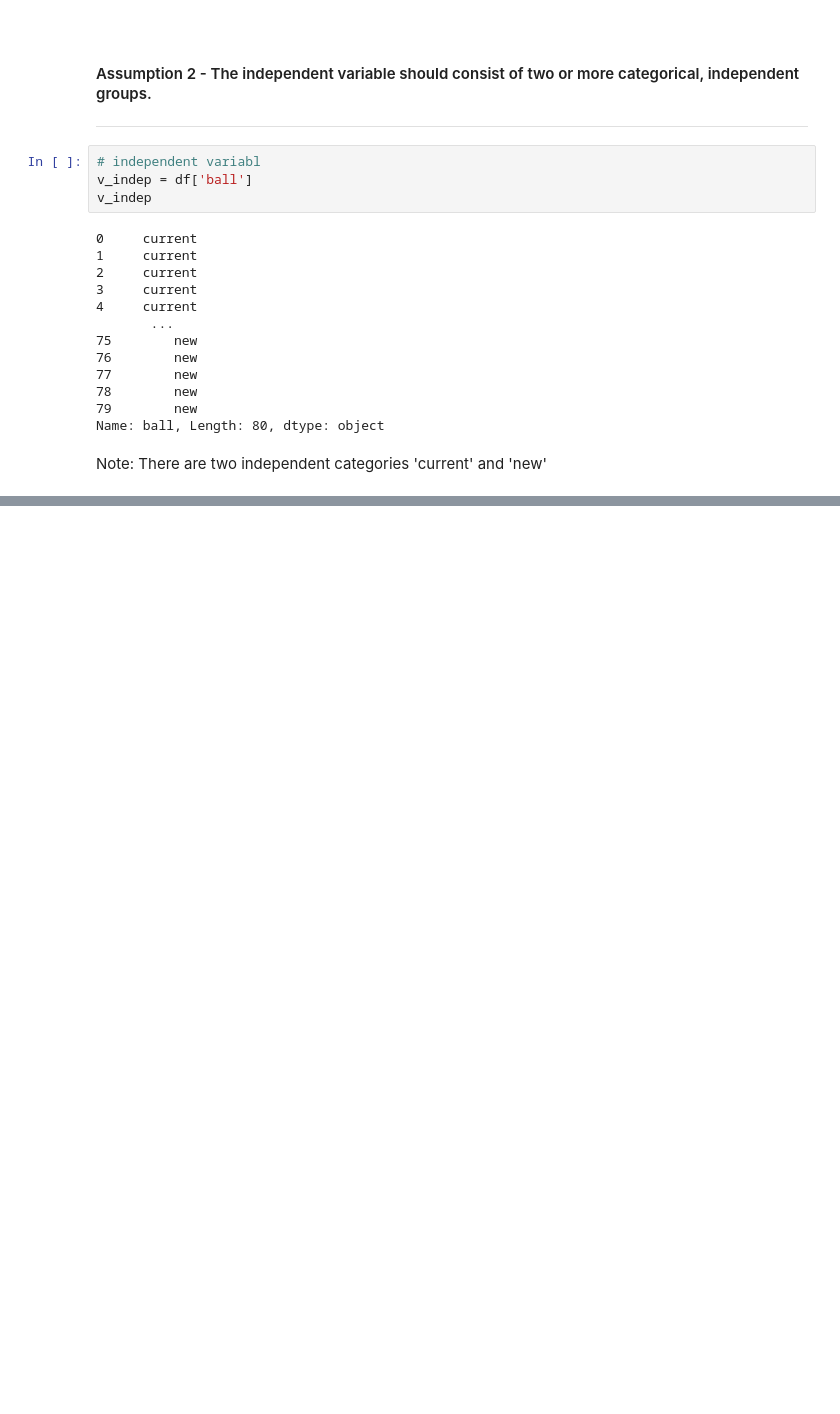
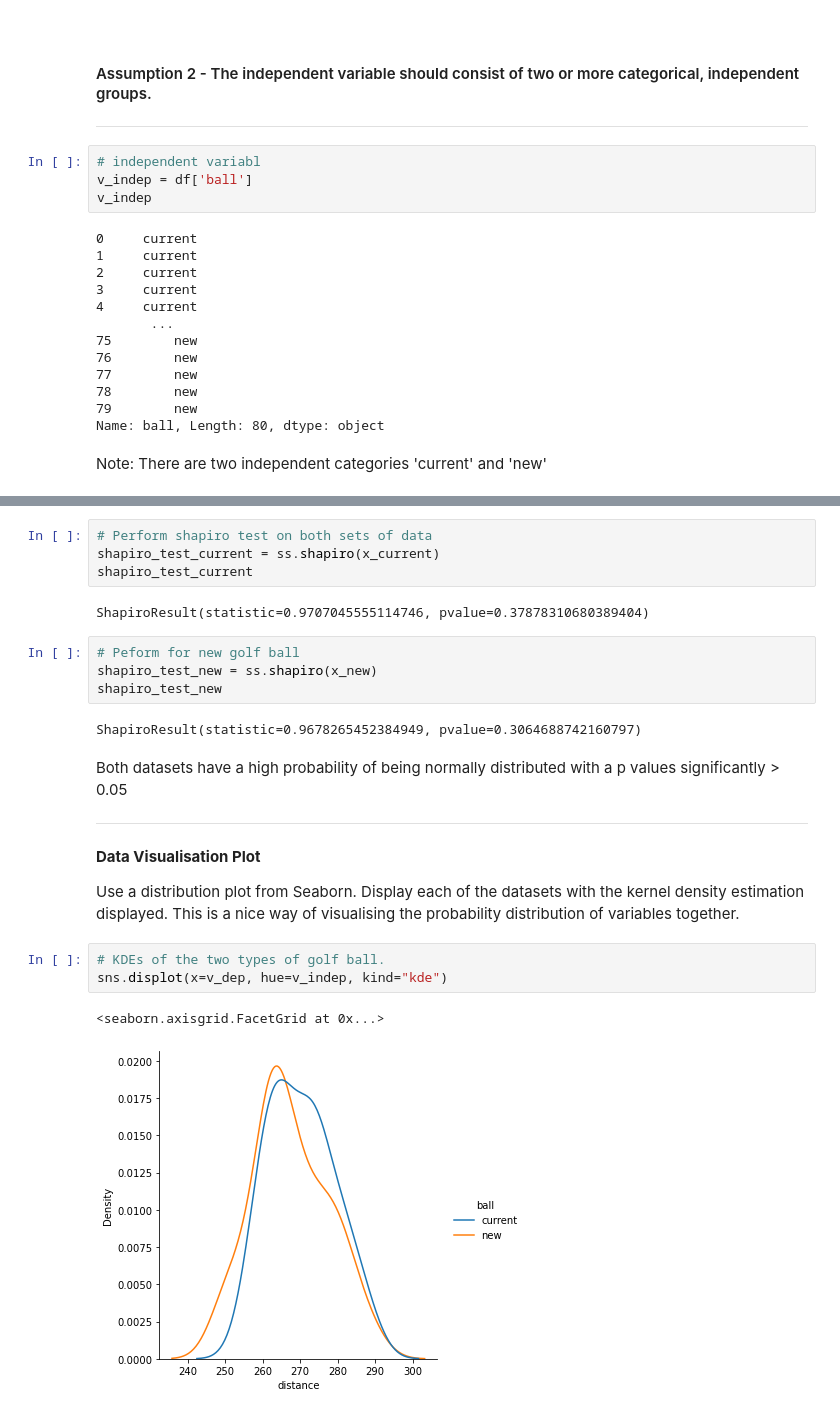
Before and after one commit to killfoley/ML-and-Stats, a Jupyter notebook: scipy-stats.ipynb, the cells around one changed output, grey strips where cells are left out. Drawn from its saved outputs; the diff is of its cells as text; blank space fills up the shorter version.

```diff
--- a/scipy-stats.ipynb
+++ b/scipy-stats.ipynb
@@ -111,0 +184,25 @@ Note: There are two independent categories 'current' and 'new'
+# %%
+# Perform shapiro test on both sets of data
+shapiro_test_current = ss.shapiro(x_current)
+shapiro_test_current
+# %% [output]
+ShapiroResult(statistic=0.9707045555114746, pvalue=0.37878310680389404)
+# %%
+# Peform for new golf ball
+shapiro_test_new = ss.shapiro(x_new)
+shapiro_test_new
+# %% [output]
+ShapiroResult(statistic=0.9678265452384949, pvalue=0.3064688742160797)
+# %% [markdown]
+Both datasets have a high probability of being normally distributed with a p values significantly > 0.05
+***
+# %% [markdown]
+**Data Visualisation Plot**
+
+Use a distribution plot from Seaborn. Display each of the datasets with the kernel density estimation displayed. This is a nice way of visualising the probability distribution of variables together.
+# %%
+# KDEs of the two types of golf ball.
+sns.displot(x=v_dep, hue=v_indep, kind="kde")
+# %% [output]
+<seaborn.axisgrid.FacetGrid at 0x...>
+[figure, added]
```
Also changed, not shown: parts of 7 cells of this notebook, 2 other files.
